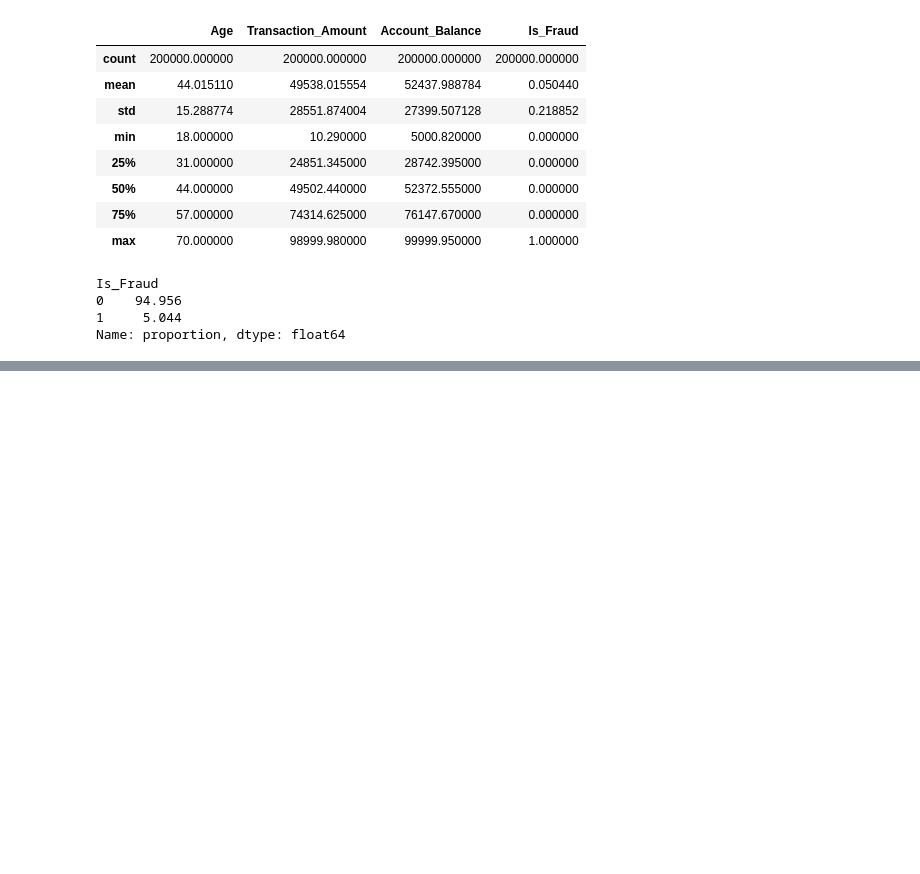
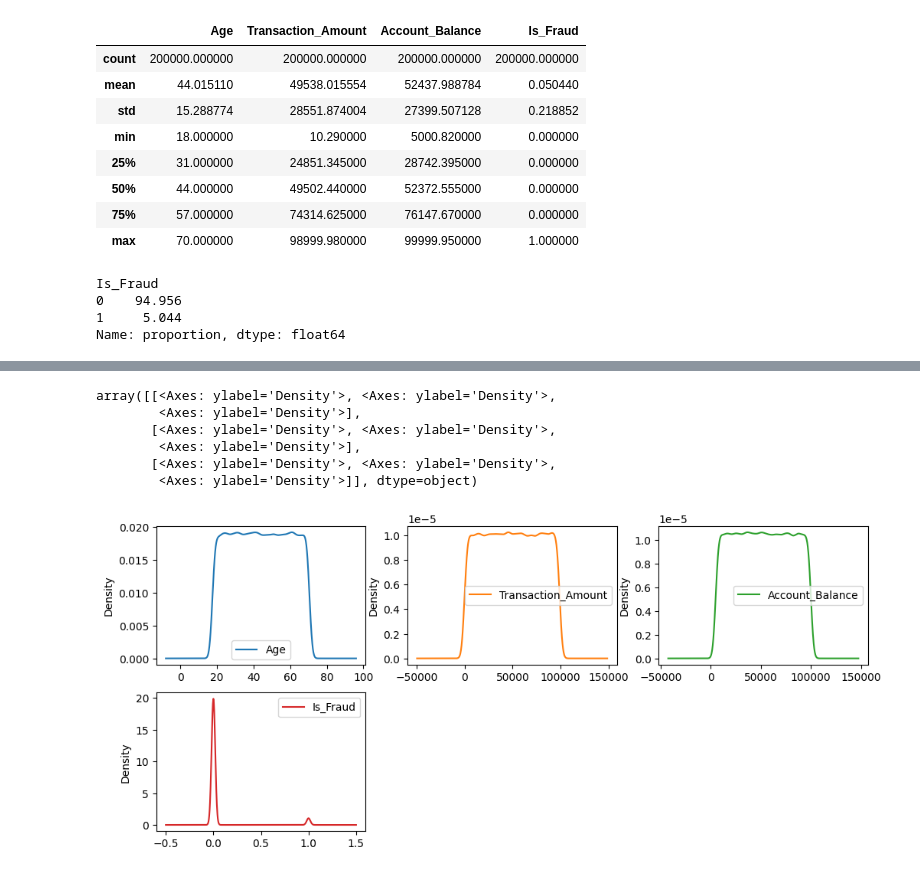
Before and after one commit to McGill-MMA-EnterpriseAnalytics/Fraud-Detection, a Jupyter notebook: data exploration.ipynb, the cells around one changed output, grey strips where cells are left out. Cells and saved outputs as stored; diff of their text form; code cells hidden in the pictures; blank space fills up the shorter version.

```diff
--- a/data exploration.ipynb
+++ b/data exploration.ipynb
@@ -73,0 +172,10 @@ Name: proportion, dtype: float64
+# %%
+df.plot(kind='density', subplots=True, layout=(3,3), figsize=(12,8), sharex=False)
+# %% [output]
+array([[<Axes: ylabel='Density'>, <Axes: ylabel='Density'>,
+        <Axes: ylabel='Density'>],
+       [<Axes: ylabel='Density'>, <Axes: ylabel='Density'>,
+        <Axes: ylabel='Density'>],
+       [<Axes: ylabel='Density'>, <Axes: ylabel='Density'>,
+        <Axes: ylabel='Density'>]], dtype=object)
+[figure, added]
```
Also changed, not shown: parts of 37 cells of this notebook.
